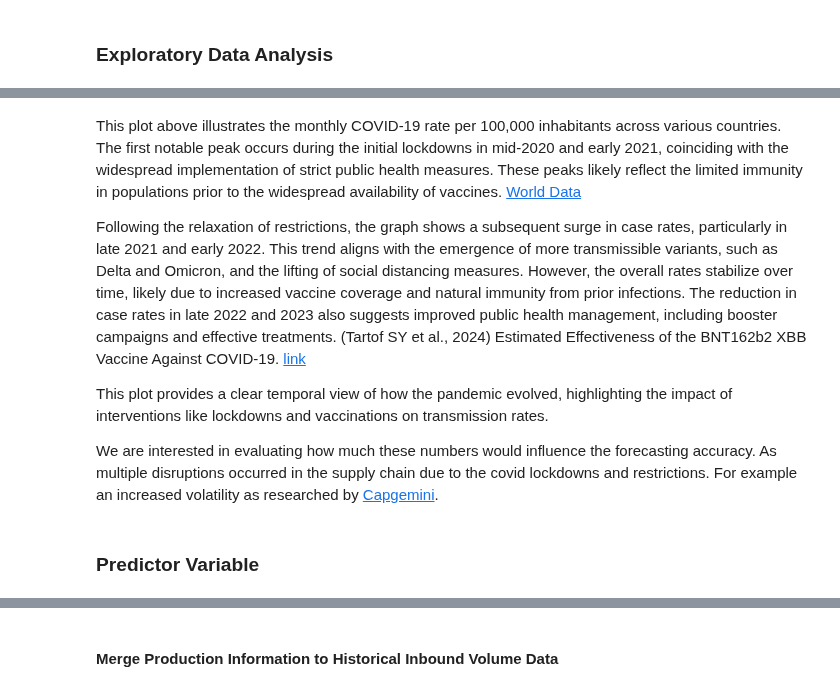
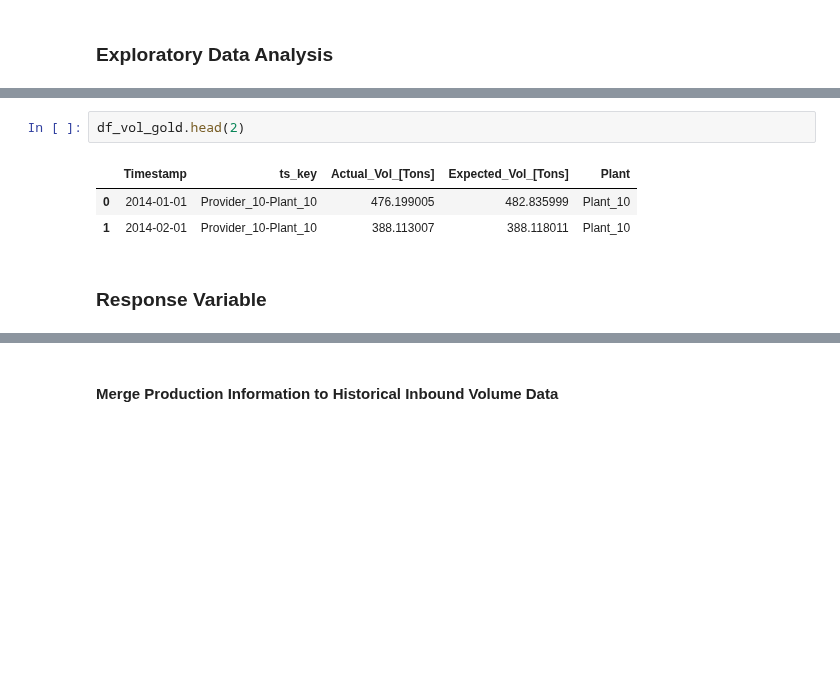
Before and after one commit to john2408/project_data_analytics, a Jupyter notebook: reports/report.ipynb, the cells around one changed output, grey strips where cells are left out. Drawn from its saved outputs; the diff is of its cells as text; blank space fills up the shorter version.

```diff
--- a/reports/report.ipynb
+++ b/reports/report.ipynb
@@ -434,11 +251,9 @@ plt.show()
-# %% [markdown]
-This plot above illustrates the monthly COVID-19 rate per 100,000 inhabitants across various countries. The first notable peak occurs during the initial lockdowns in mid-2020 and early 2021, coinciding with the widespread implementation of strict public health measures. These peaks likely reflect the limited immunity in populations prior to the widespread availability of vaccines. [World Data](https://ourworldindata.org/covid-cases)
-
-Following the relaxation of restrictions, the graph shows a subsequent surge in case rates, particularly in late 2021 and early 2022. This trend aligns with the emergence of more transmissible variants, such as Delta and Omicron, and the lifting of social distancing measures. However, the overall rates stabilize over time, likely due to increased vaccine coverage and natural immunity from prior infections. The reduction in case rates in late 2022 and 2023 also suggests improved public health management, including booster campaigns and effective treatments. (Tartof SY et al., 2024) Estimated Effectiveness of the BNT162b2 XBB Vaccine Against COVID-19. [link](https://jamanetwork.com/journals/jamainternalmedicine/fullarticle/2820268)
-
-This plot provides a clear temporal view of how the pandemic evolved, highlighting the impact of interventions like lockdowns and vaccinations on transmission rates.
-
-We are interested in evaluating how much these numbers would influence the forecasting accuracy. As multiple disruptions occurred in the supply chain due to the covid lockdowns and restrictions. For example an increased volatility as researched by [Capgemini](https://www.capgemini.com/wp-content/uploads/2020/11/Fast-forward_Report.pdf).
+# %%
+df_vol_gold.head(2)
+# %% [output]
+|  | Timestamp | ts_key | Actual_Vol_[Tons] | Expected_Vol_[Tons] | Plant |
+| 0 | 2014-01-01 | Provider_10-Plant_10 | 476.199005 | 482.835999 | Plant_10 |
+| 1 | 2014-02-01 | Provider_10-Plant_10 | 388.113007 | 388.118011 | Plant_10 |
 # %% [markdown]
-### Predictor Variable
+### Response Variable
 # %% [markdown]
```
Also changed, not shown: parts of 76 cells of this notebook, 10 other files.
